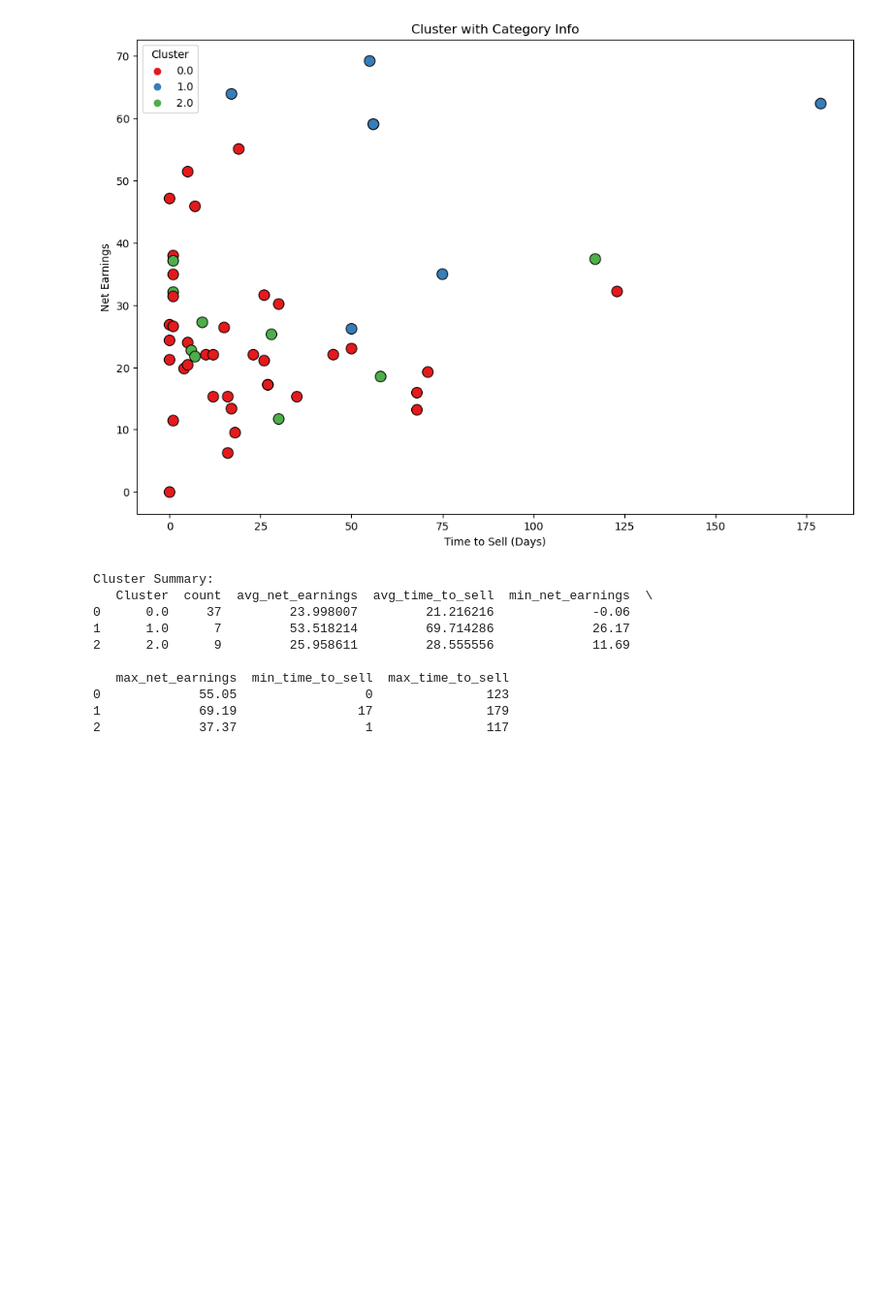
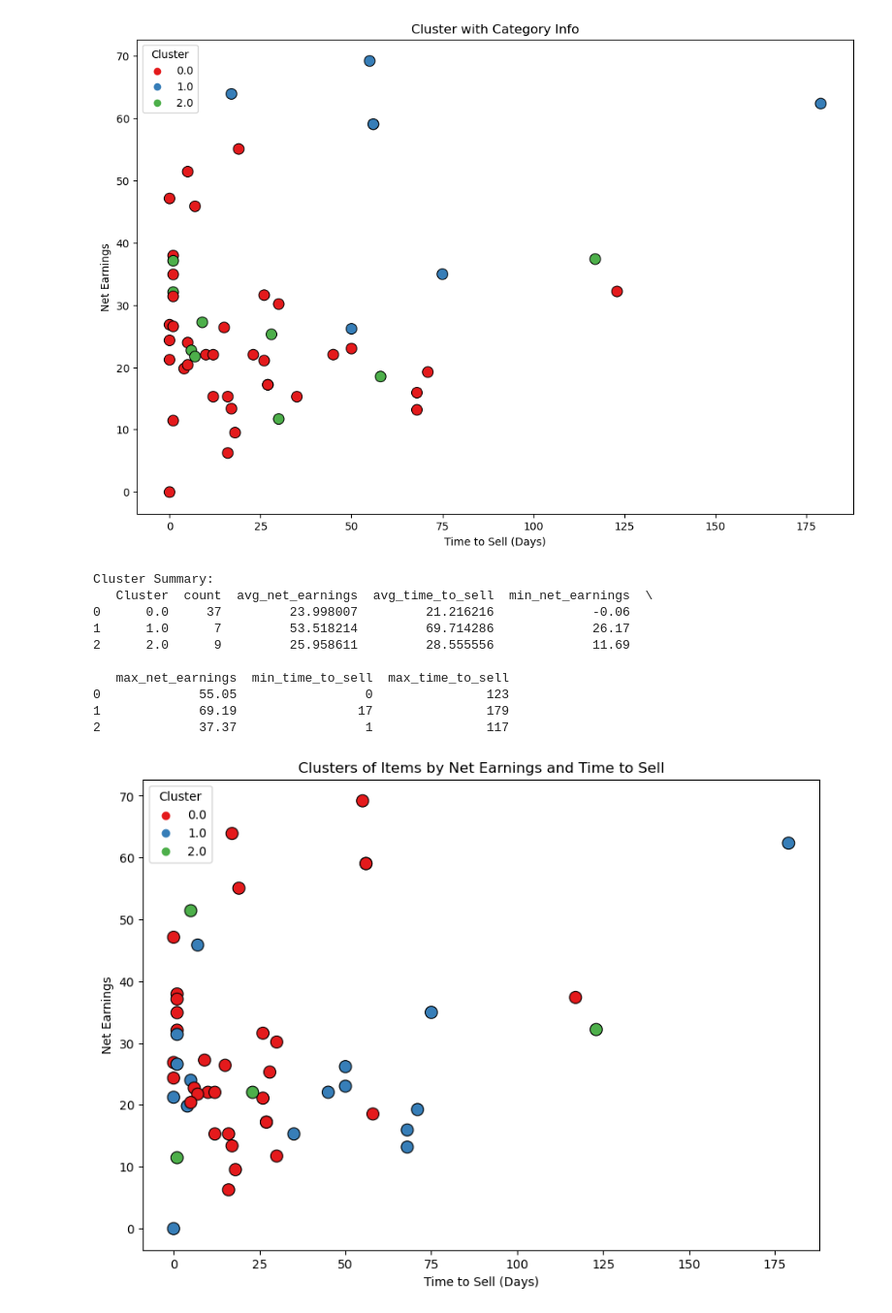
Before and after one commit to IsaganiJulian/Depop-Data-Project, a Jupyter notebook: analysis/notebooks/01_eda.ipynb, the cells around one changed output. Shown at 97% size. Drawn from its saved outputs; the diff is of its cells as text; code cells hidden in the pictures; blank space fills up the shorter version.

```diff
--- a/analysis/notebooks/01_eda.ipynb
+++ b/analysis/notebooks/01_eda.ipynb
@@ -107,8 +104,8 @@ cat_cols = ['Brand', 'Size', 'Category', 'Payment type', 'City']
 
 for col in cat_cols:
     plt.figure(figsize=(12,4))
-    df[col].value_counts(20).plot(kind='bar')
-    plt.title(f'Top 20 Value Counts of {col}')
+    df[col].value_counts(10).plot(kind='bar')
+    plt.title(f'Top 10 Value Counts of {col}')
     plt.xlabel(col)
     plt.ylabel('Count')
     plt.show()
@@ -356,3 +428,80 @@ Cluster Summary:
 0             55.05                 0               123
 1             69.19                17               179
 2             37.37                 1               117
+# %%
+import pandas as pd
+import numpy as np
+import matplotlib.pyplot as plt
+import seaborn as sns
+from sklearn.preprocessing import StandardScaler
+from sklearn.cluster import KMeans
+from sklearn.metrics import silhouette_score
+
+# 1. Merge category info ---
+cluster_df = summary_df.merge(
+    df[['order_id', 'Category']],
+    on='order_id', how='left'
+)
+
+# 2. One-Hot Encode the Category
+cluster_df = pd.get_dummies(cluster_df, columns=['Category'])
+
+# 3. Select Features for Clustering
+feature_cols = ['time_to_sell_days', 'Net Earnings'] + \
+    [col for col in cluster_df.columns if col.startswith('Category_')]
+X = cluster_df[feature_cols].dropna()
+
+# 4. Standardize the Data
+scaler = StandardScaler()
+X_scaled = scaler.fit_transform(X)
+
+# 5. Cluster Using KMeans
+kmeans = KMeans(n_clusters=3, random_state=42, n_init='auto')
+clusters = kmeans.fit_predict(X_scaled)
+cluster_df.loc[X.index, 'Cluster'] = clusters
+
+# 6. Visualize the Clusters
+plt.figure(figsize=(10,7))
+sns.scatterplot(
+    data=cluster_df.loc[X.index],  # restrict to non-NaN rows
+    x='time_to_sell_days',
+    y='Net Earnings',
+    hue='Cluster',
+    palette='Set1',
+    s=100,
+    edgecolor='k'
+)
+plt.title('Clusters of Items by Net Earnings and Time to Sell')
+plt.xlabel('Time to Sell (Days)')
+plt.ylabel('Net Earnings')
+plt.legend(title='Cluster')
+plt.show()
+
+# 7. Evaluate Cluster Quality
+score = silhouette_score(X_scaled, clusters)
+print(f"Silhouette Score: {score:.2f}")
+
+# 8. Summarize Each Cluster
+summary = cluster_df.groupby('Cluster').agg(
+    count=('order_id', 'count'),
+    avg_net_earnings=('Net Earnings', 'mean'),
+    avg_time_to_sell=('time_to_sell_days', 'mean'),
+    min_net_earnings=('Net Earnings', 'min'),
+    max_net_earnings=('Net Earnings', 'max'),
+    min_time_to_sell=('time_to_sell_days', 'min'),
+    max_time_to_sell=('time_to_sell_days', 'max')
+)
+print("\nCluster Summary:")
+print(summary)
+
+# 9. Analyze Category Composition per Cluster
+category_cols = [col for col in cluster_df.columns if col.startswith('Category_')]
+category_summary = cluster_df.groupby('Cluster')[category_cols].mean()
+print("\nCategory Composition per Cluster (proportion of items in each category):")
+print(category_summary)
+
+# 10. Print Cluster Centers (scaled)
+print("\nCluster Centers (scaled features):")
+print(pd.DataFrame(kmeans.cluster_centers_, columns=feature_cols))
+# %% [output]
+[figure, added]
```
Also changed, not shown: parts of 21 cells of this notebook, 6 other files.
